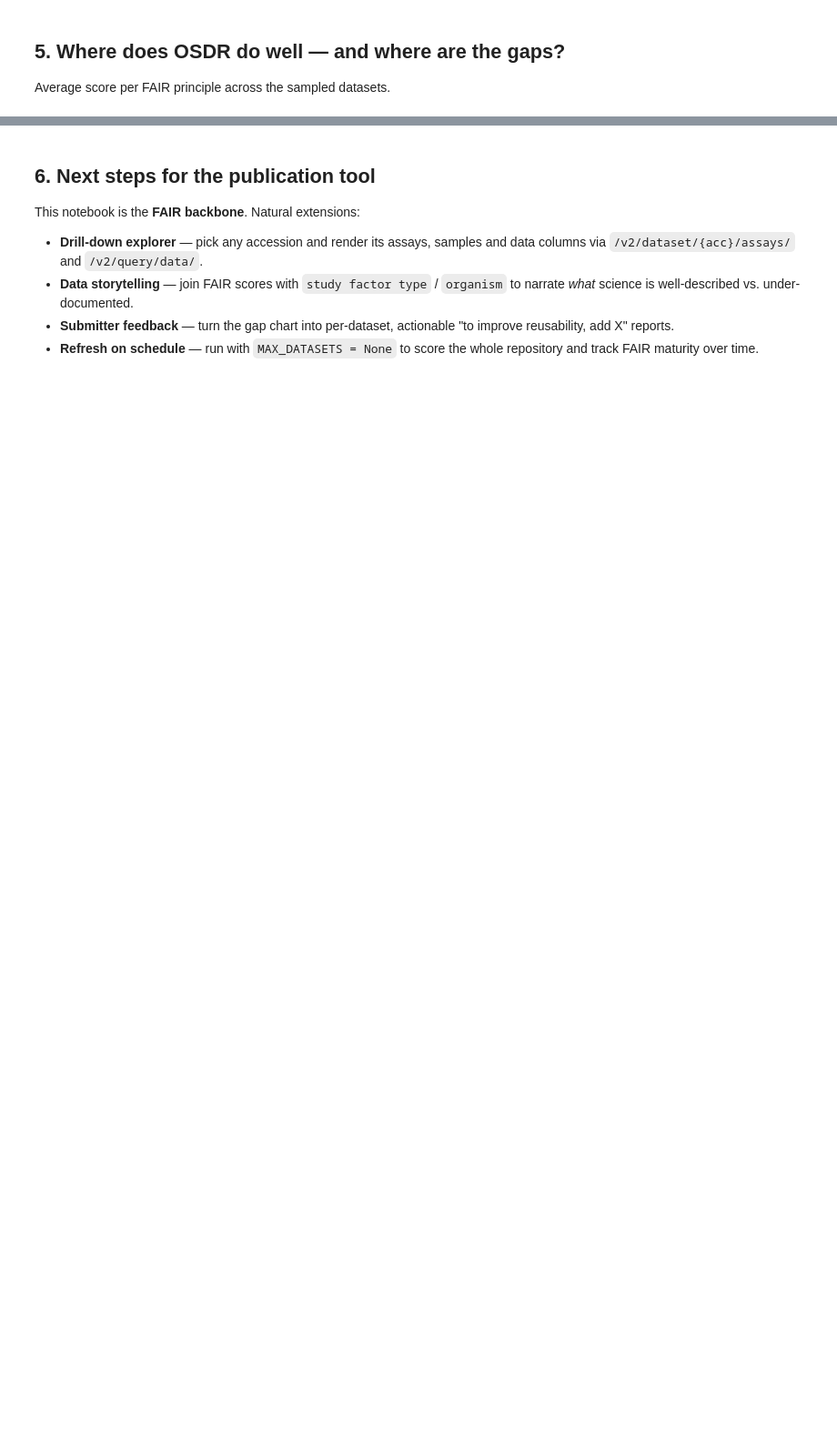
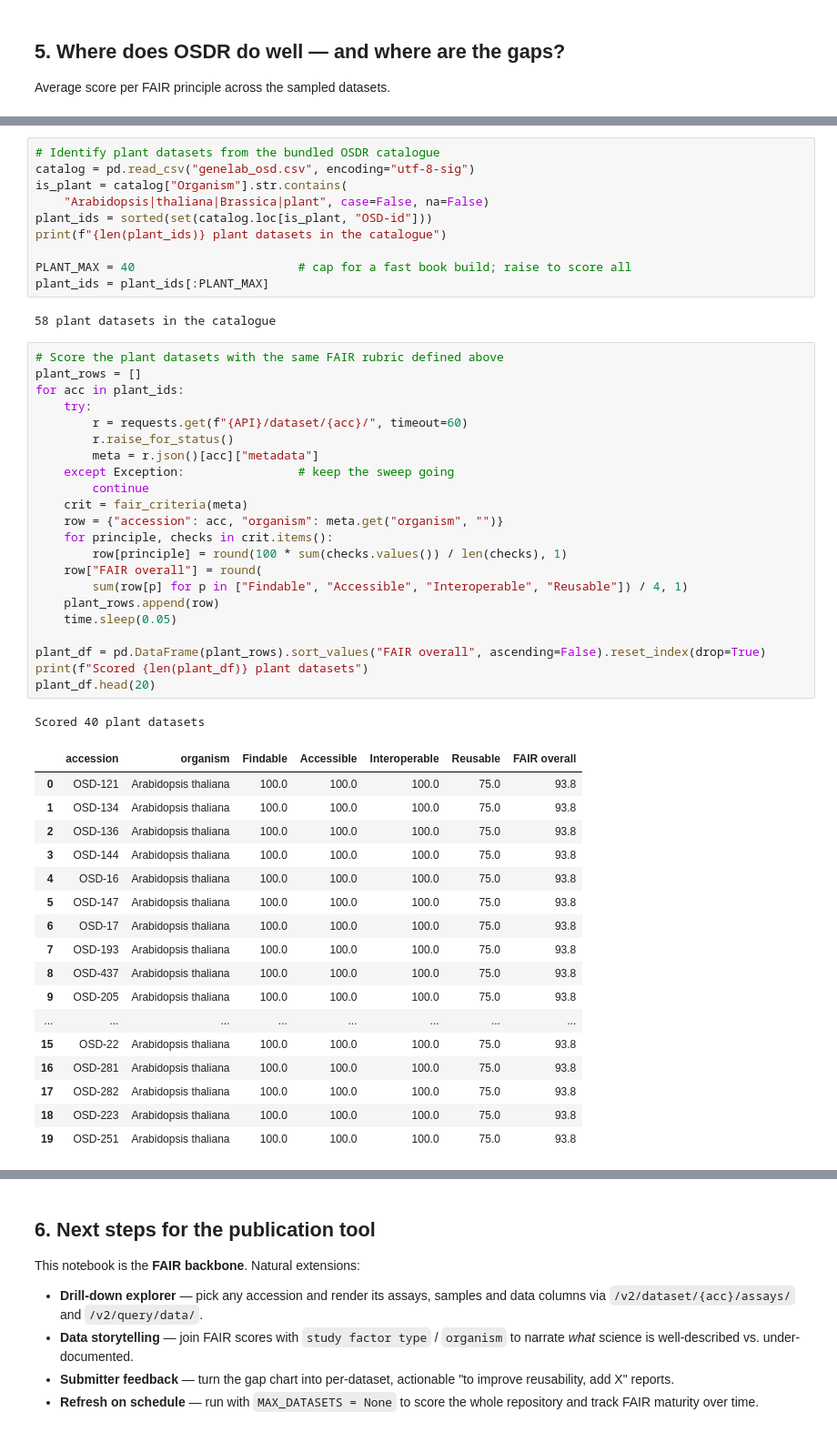
Before and after one commit to dr-richard-barker/OSDR_juypter_book.io, a Jupyter notebook: chapters/OSDR_FAIR_assessment.ipynb, the cells around one changed output, grey strips where cells are left out. Shown at 91% size. Cells and saved outputs as stored; diff of their text form; blank space fills up the shorter version.

```diff
--- a/chapters/OSDR_FAIR_assessment.ipynb
+++ b/chapters/OSDR_FAIR_assessment.ipynb
@@ -203,0 +212,53 @@ fig3.show()
+# %%
+# Identify plant datasets from the bundled OSDR catalogue
+catalog = pd.read_csv("genelab_osd.csv", encoding="utf-8-sig")
+is_plant = catalog["Organism"].str.contains(
+    "Arabidopsis|thaliana|Brassica|plant", case=False, na=False)
+plant_ids = sorted(set(catalog.loc[is_plant, "OSD-id"]))
+print(f"{len(plant_ids)} plant datasets in the catalogue")
+
+PLANT_MAX = 40                       # cap for a fast book build; raise to score all
+plant_ids = plant_ids[:PLANT_MAX]
+# %% [output]
+58 plant datasets in the catalogue
+# %%
+# Score the plant datasets with the same FAIR rubric defined above
+plant_rows = []
+for acc in plant_ids:
+    try:
+        r = requests.get(f"{API}/dataset/{acc}/", timeout=60)
+        r.raise_for_status()
+        meta = r.json()[acc]["metadata"]
+    except Exception:                # keep the sweep going
+        continue
+    crit = fair_criteria(meta)
+    row = {"accession": acc, "organism": meta.get("organism", "")}
+    for principle, checks in crit.items():
+        row[principle] = round(100 * sum(checks.values()) / len(checks), 1)
+    row["FAIR overall"] = round(
+        sum(row[p] for p in ["Findable", "Accessible", "Interoperable", "Reusable"]) / 4, 1)
+    plant_rows.append(row)
+    time.sleep(0.05)
+
+plant_df = pd.DataFrame(plant_rows).sort_values("FAIR overall", ascending=False).reset_index(drop=True)
+print(f"Scored {len(plant_df)} plant datasets")
+plant_df.head(20)
+# %% [output]
+Scored 40 plant datasets
+|  | accession | organism | Findable | Accessible | Interoperable | Reusable | FAIR overall |
+| 0 | OSD-121 | Arabidopsis thaliana | 100.0 | 100.0 | 100.0 | 75.0 | 93.8 |
+| 1 | OSD-134 | Arabidopsis thaliana | 100.0 | 100.0 | 100.0 | 75.0 | 93.8 |
+| 2 | OSD-136 | Arabidopsis thaliana | 100.0 | 100.0 | 100.0 | 75.0 | 93.8 |
+| 3 | OSD-144 | Arabidopsis thaliana | 100.0 | 100.0 | 100.0 | 75.0 | 93.8 |
+| 4 | OSD-16 | Arabidopsis thaliana | 100.0 | 100.0 | 100.0 | 75.0 | 93.8 |
+| 5 | OSD-147 | Arabidopsis thaliana | 100.0 | 100.0 | 100.0 | 75.0 | 93.8 |
+| 6 | OSD-17 | Arabidopsis thaliana | 100.0 | 100.0 | 100.0 | 75.0 | 93.8 |
+| 7 | OSD-193 | Arabidopsis thaliana | 100.0 | 100.0 | 100.0 | 75.0 | 93.8 |
+| 8 | OSD-437 | Arabidopsis thaliana | 100.0 | 100.0 | 100.0 | 75.0 | 93.8 |
+| 9 | OSD-205 | Arabidopsis thaliana | 100.0 | 100.0 | 100.0 | 75.0 | 93.8 |
+| ... | ... | ... | ... | ... | ... | ... | ... |
+| 15 | OSD-22 | Arabidopsis thaliana | 100.0 | 100.0 | 100.0 | 75.0 | 93.8 |
+| 16 | OSD-281 | Arabidopsis thaliana | 100.0 | 100.0 | 100.0 | 75.0 | 93.8 |
+| 17 | OSD-282 | Arabidopsis thaliana | 100.0 | 100.0 | 100.0 | 75.0 | 93.8 |
+| 18 | OSD-223 | Arabidopsis thaliana | 100.0 | 100.0 | 100.0 | 75.0 | 93.8 |
+| 19 | OSD-251 | Arabidopsis thaliana | 100.0 | 100.0 | 100.0 | 75.0 | 93.8 |
```
Also changed, not shown: parts of 3 cells of this notebook, 2 other files.
